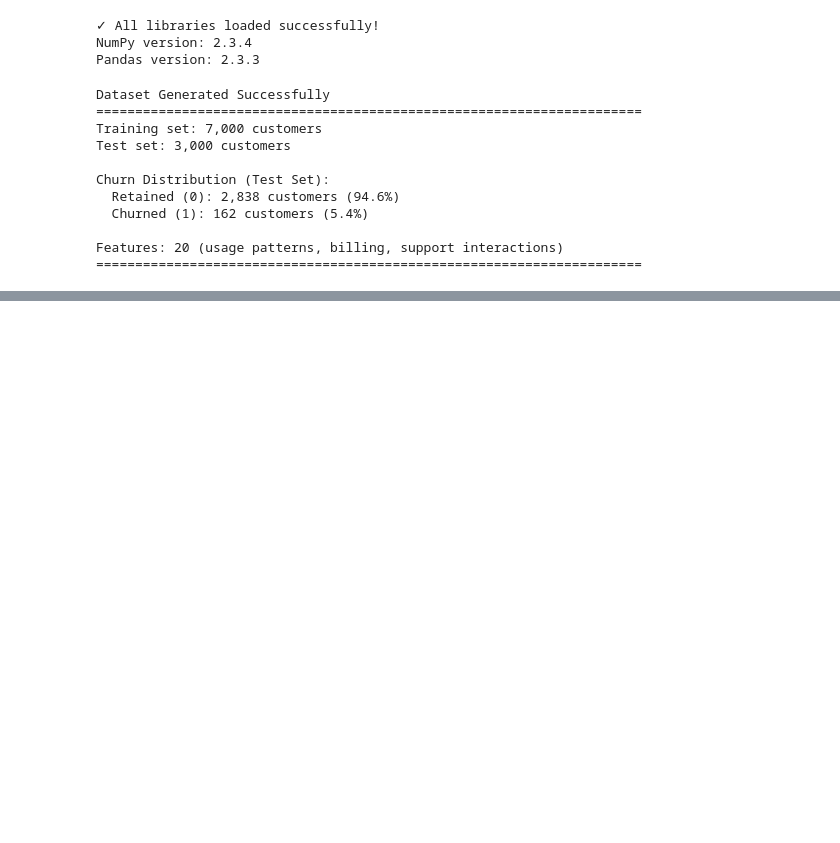
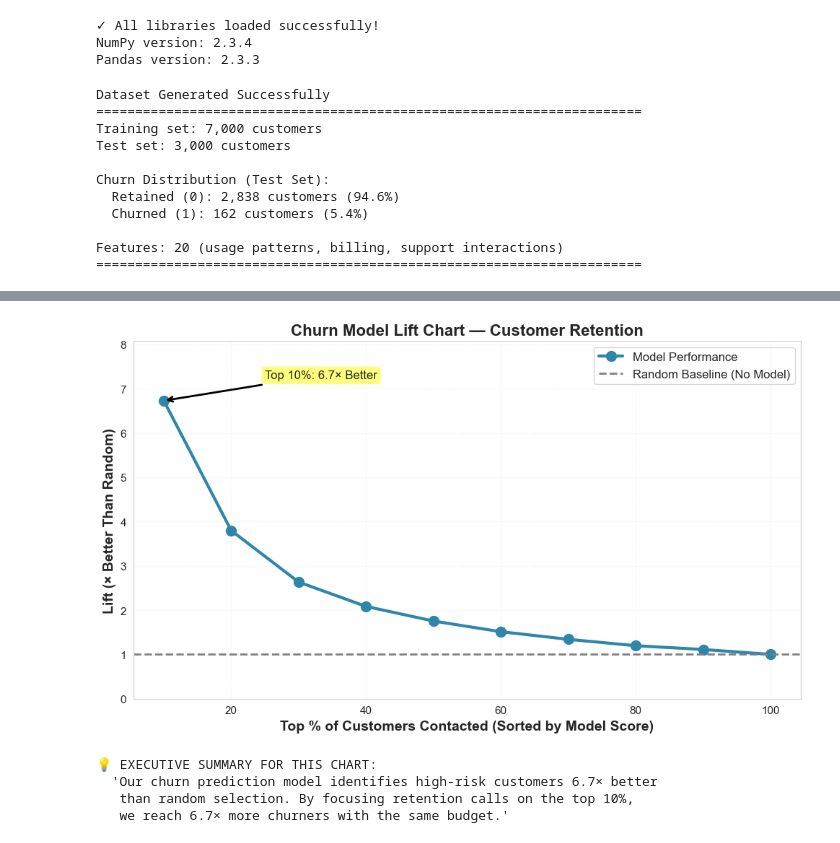
Before and after one commit to harshaiml/aiml-daily-practice, a Jupyter notebook: notebooks/IM Session 34 - Exec-Ready Visuals/Exec_Ready_VIsuals.ipynb, the cells around one changed output, grey strips where cells are left out. Saved outputs shown, nothing was run; the diff lists cells and outputs as text; code cells hidden in the pictures; blank space fills up the shorter version.

```diff
--- a/notebooks/IM Session 34 - Exec-Ready Visuals/Exec_Ready_VIsuals.ipynb
+++ b/notebooks/IM Session 34 - Exec-Ready Visuals/Exec_Ready_VIsuals.ipynb
@@ -79,0 +146,14 @@ Features: 20 (usage patterns, billing, support interactions)
+# %%
+print("LIFT CALCULATION: Top 10% of Customers")
+print("="*70)
+sorted_indices = np.argsort(y_proba)[::-1]
+y_test_sorted = y_test[sorted_indices]
+
+top_10_percent_size = int(len(y_test) * 0.10)
+top_10_percent = y_test_sorted[:top_10_percent_size]
+
+overall_churn_rate = y_test.mean()
+top_10_churn_rate = top_10_percent.mean()
+
+print(overall_churn_rate,top_10_churn_rate)
+lift_top_10 = top_10_churn_rate / overall_churn_rate
@@ -79,0 +274,45 @@ Features: 20 (usage patterns, billing, support interactions)
+# %%
+# Create executive-ready lift chart
+plt.figure(figsize=(10, 6))
+
+# Plot lift curve
+plt.plot(percentiles, lifts,
+         marker='o', linewidth=3, markersize=10,
+         color='#2E86AB', label='Model Performance')
+
+# Add random baseline
+plt.axhline(y=1.0, color='gray', linestyle='--', linewidth=2,
+            label='Random Baseline (No Model)')
+
+# Annotate key point (top decile)
+top_decile_lift = lifts[0]
+plt.annotate(
+    f'Top 10%: {top_decile_lift:.1f}× Better',
+    xy=(10, top_decile_lift),
+    xytext=(25, top_decile_lift + 0.5),
+    fontsize=12,
+    bbox=dict(boxstyle='round', facecolor='yellow', alpha=0.5),
+    arrowprops=dict(arrowstyle='->', lw=2, color='black')
+)
+
+# Formatting
+plt.xlabel('Top % of Customers Contacted (Sorted by Model Score)', fontsize=14, fontweight='bold')
+plt.ylabel('Lift (× Better Than Random)', fontsize=14, fontweight='bold')
+plt.title('Churn Model Lift Chart — Customer Retention', fontsize=16, fontweight='bold')
+plt.legend(fontsize=12, loc='upper right')
+plt.grid(True, alpha=0.3, linestyle=':')
+plt.ylim(0, max(lifts) * 1.2)
+
+plt.tight_layout()
+plt.show()
+
+print("\n💡 EXECUTIVE SUMMARY FOR THIS CHART:")
+print(f"  'Our churn prediction model identifies high-risk customers {top_decile_lift:.1f}× better")
+print(f"   than random selection. By focusing retention calls on the top 10%,")
+print(f"   we reach {top_decile_lift:.1f}× more churners with the same budget.'")
+# %% [output]
+[figure, added]
+💡 EXECUTIVE SUMMARY FOR THIS CHART:
+  'Our churn prediction model identifies high-risk customers 6.7× better
+   than random selection. By focusing retention calls on the top 10%,
+   we reach 6.7× more churners with the same budget.'
```
Also changed, not shown: parts of 11 cells of this notebook.
